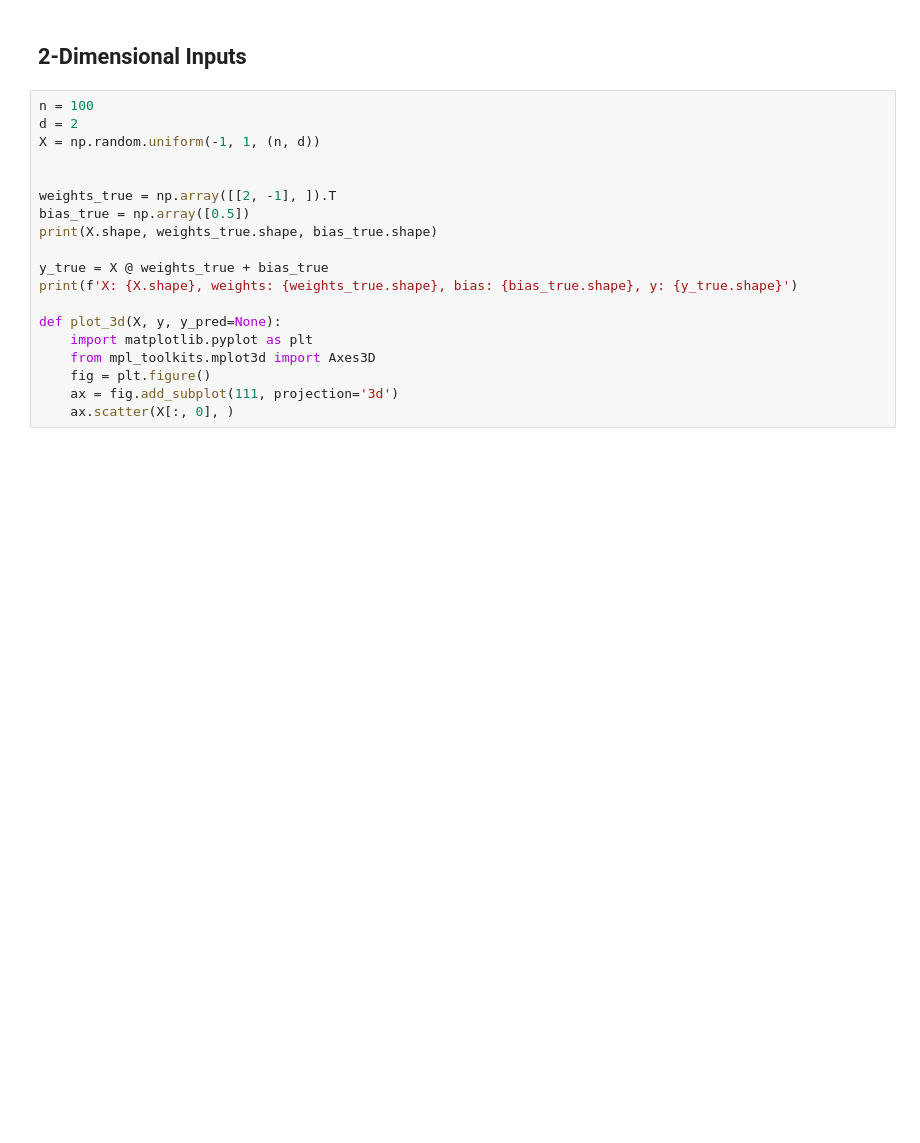
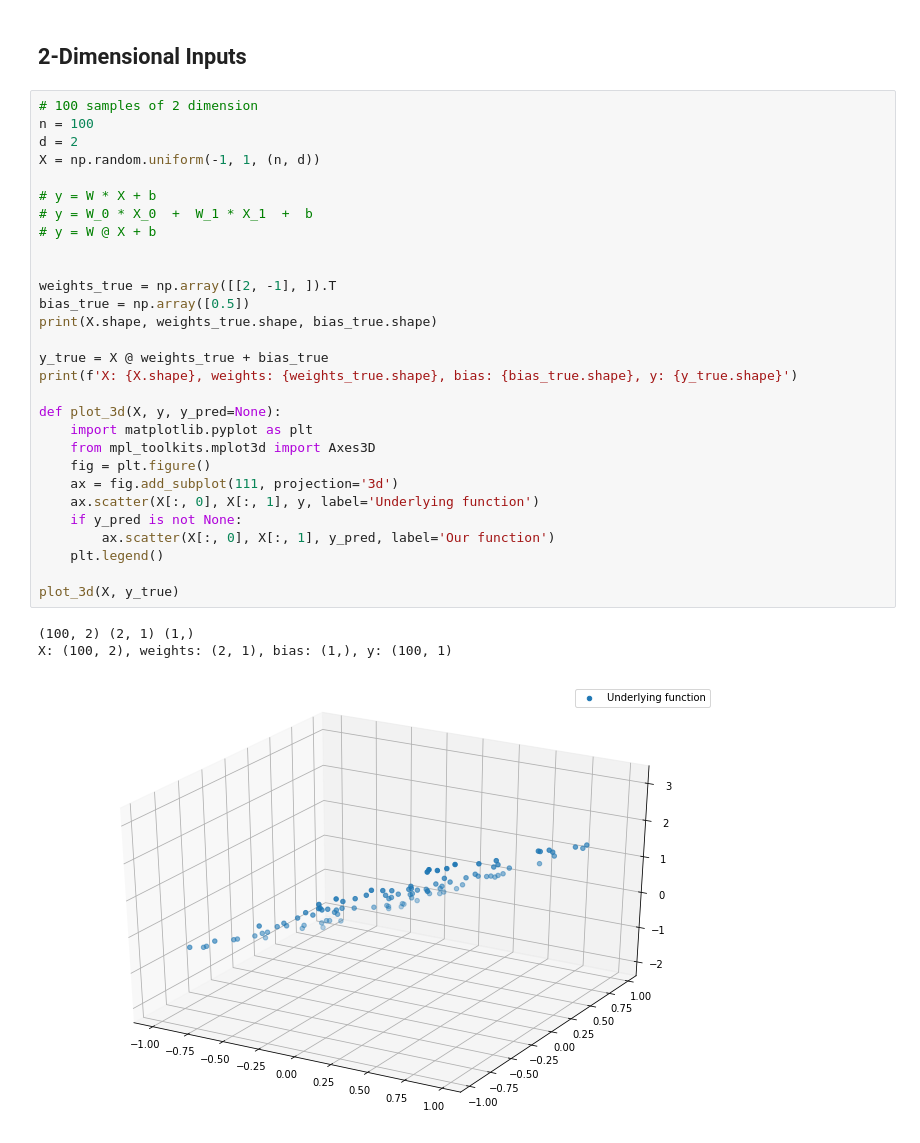
Before and after one commit to IndraP24/Full-Stack-Deep-Learning-Spring21, a Jupyter notebook: Deep Learning Fundamentals/Part 1 Basics | Coding a Neural Network.ipynb, the cells around one changed output. Cells and saved outputs as stored; diff of their text form; blank space fills up the shorter version.

```diff
--- a/Deep Learning Fundamentals/Part 1 Basics | Coding a Neural Network.ipynb
+++ b/Deep Learning Fundamentals/Part 1 Basics | Coding a Neural Network.ipynb
@@ -318,21 +318,35 @@ Epoch 55, loss 0.002694587098322379
 # %% [markdown]
 ## 2-Dimensional Inputs
 # %%
+# 100 samples of 2 dimension
 n = 100
 d = 2
 X = np.random.uniform(-1, 1, (n, d))
+
+# y = W * X + b
+# y = W_0 * X_0  +  W_1 * X_1  +  b
+# y = W @ X + b
 
 
 weights_true = np.array([[2, -1], ]).T
 bias_true = np.array([0.5])
 print(X.shape, weights_true.shape, bias_true.shape)
 
 y_true = X @ weights_true + bias_true
 print(f'X: {X.shape}, weights: {weights_true.shape}, bias: {bias_true.shape}, y: {y_true.shape}')
 
 def plot_3d(X, y, y_pred=None):
     import matplotlib.pyplot as plt
     from mpl_toolkits.mplot3d import Axes3D
     fig = plt.figure()
     ax = fig.add_subplot(111, projection='3d')
-    ax.scatter(X[:, 0], )
+    ax.scatter(X[:, 0], X[:, 1], y, label='Underlying function')
+    if y_pred is not None:
+        ax.scatter(X[:, 0], X[:, 1], y_pred, label='Our function')
+    plt.legend()
+
+plot_3d(X, y_true)
+# %% [output]
+(100, 2) (2, 1) (1,)
+X: (100, 2), weights: (2, 1), bias: (1,), y: (100, 1)
+[figure, added]
```
Also changed, not shown: parts of 19 cells of this notebook.
